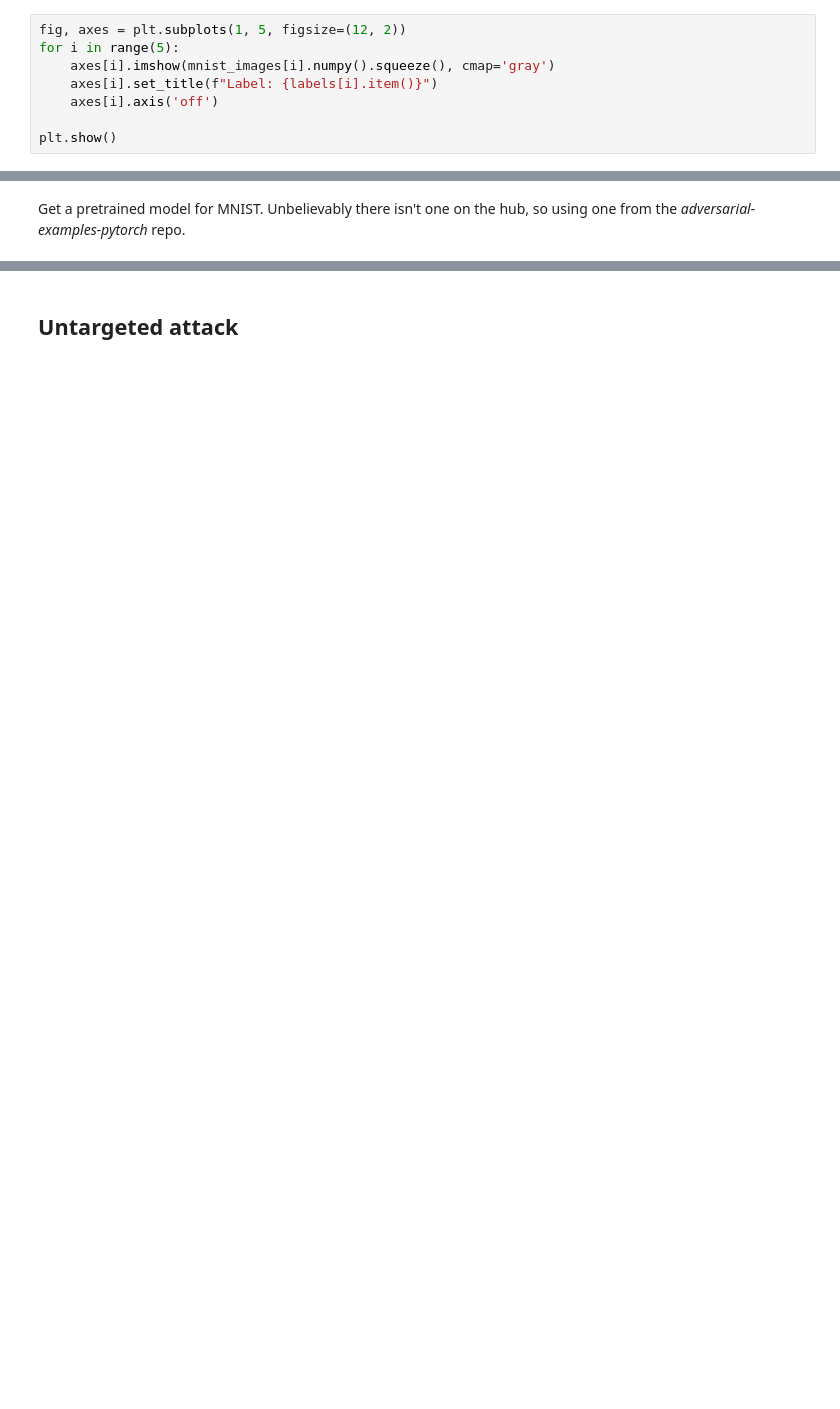
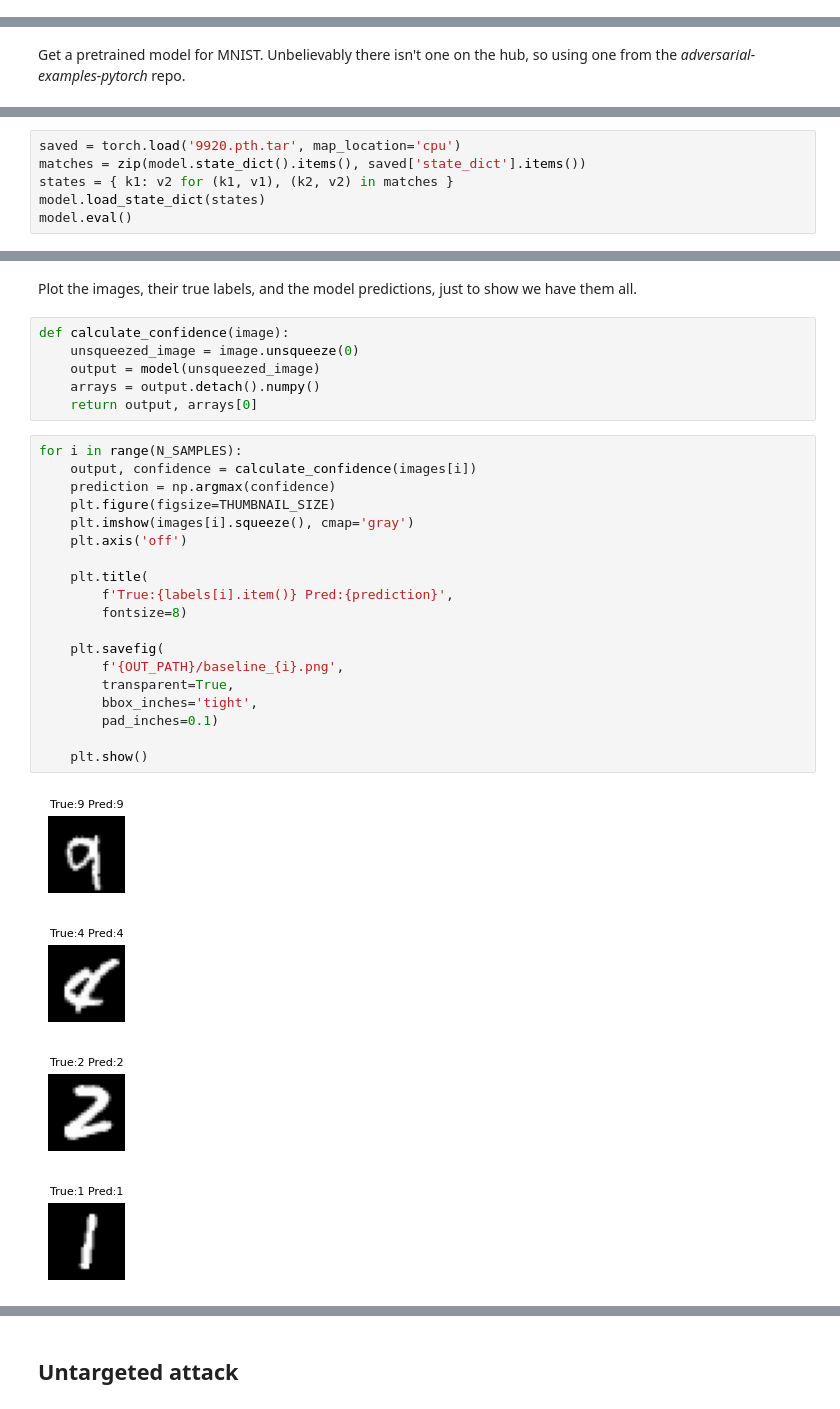
Before and after one commit to sbaldasty/adversarial-ai, a Jupyter notebook: adversarial-example.ipynb, the cells around one changed output, grey strips where cells are left out. Drawn from its saved outputs; the diff is of its cells as text; blank space fills up the shorter version.

```diff
--- a/adversarial-example.ipynb
+++ b/adversarial-example.ipynb
@@ -27,8 +62,0 @@ Plot the images to show we have them.
-# %%
-fig, axes = plt.subplots(1, 5, figsize=(12, 2))
-for i in range(5):
-    axes[i].imshow(mnist_images[i].numpy().squeeze(), cmap='gray')
-    axes[i].set_title(f"Label: {labels[i].item()}")
-    axes[i].axis('off')
-
-plt.show()
@@ -110,0 +86,6 @@ Prediction before attack: 1
+# %%
+saved = torch.load('9920.pth.tar', map_location='cpu')
+matches = zip(model.state_dict().items(), saved['state_dict'].items())
+states = { k1: v2 for (k1, v1), (k2, v2) in matches }
+model.load_state_dict(states)
+model.eval()
@@ -110,0 +110,32 @@ Prediction before attack: 1
+# %% [markdown]
+Plot the images, their true labels, and the model predictions, just to show we have them all.
+# %%
+def calculate_confidence(image):
+    unsqueezed_image = image.unsqueeze(0)
+    output = model(unsqueezed_image)
+    arrays = output.detach().numpy()
+    return output, arrays[0]
+# %%
+for i in range(N_SAMPLES):
+    output, confidence = calculate_confidence(images[i])
+    prediction = np.argmax(confidence)
+    plt.figure(figsize=THUMBNAIL_SIZE)
+    plt.imshow(images[i].squeeze(), cmap='gray')
+    plt.axis('off')
+
+    plt.title(
+        f'True:{labels[i].item()} Pred:{prediction}',
+        fontsize=8)
+
+    plt.savefig(
+        f'{OUT_PATH}/baseline_{i}.png',
+        transparent=True,
+        bbox_inches='tight',
+        pad_inches=0.1)
+
+    plt.show()
+# %% [output]
+[figure, added]
+[figure, added]
+[figure, added]
+[figure, added]
```
Also changed, not shown: parts of 26 cells of this notebook.
